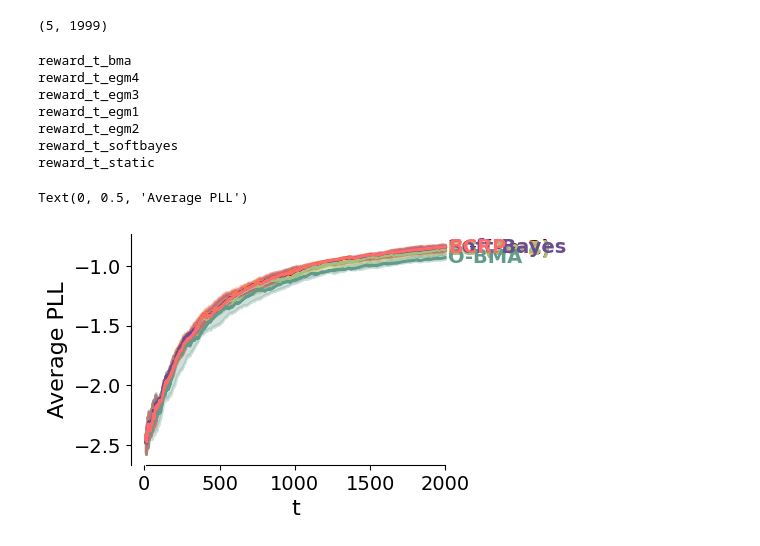
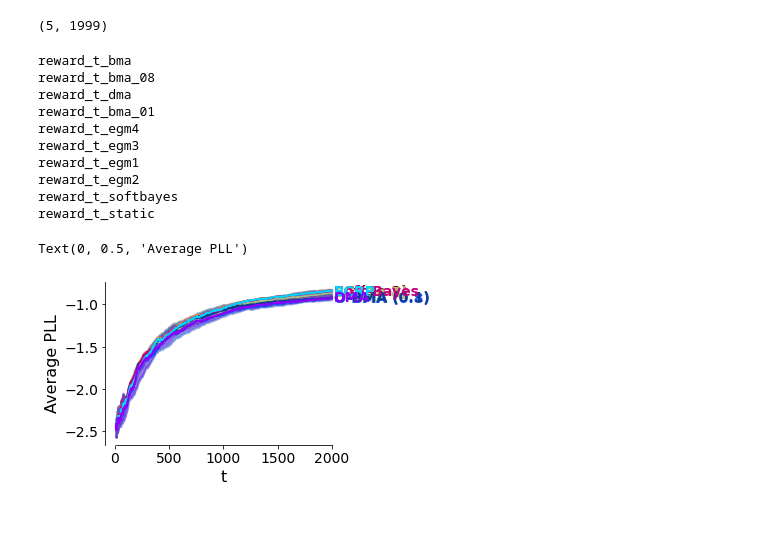
Before and after one commit to DanWaxman/OnlineBayesianStacking, a Jupyter notebook: OnlineVIExperiment/results.ipynb, the cells around one changed output. Cells and saved outputs as stored; diff of their text form; code cells hidden in the pictures; blank space fills up the shorter version.

```diff
--- a/OnlineVIExperiment/results.ipynb
+++ b/OnlineVIExperiment/results.ipynb
@@ -6,6 +6,7 @@ from pathlib import Path
 # %%
 import jax
 jax.config.update('jax_platform_name', 'cpu')
+jax.config.update("jax_platforms", 'cpu')
 import jax.numpy as jnp
 # %%
 # Load the MNIST results
@@ -429,7 +437,7 @@ logws_softbayes.shape, log_ws_eg.shape
 # %% [output]
 ((5, 1999, 4), (5, 1999, 4))
 # %%
-colors = ["#FE7F2D", "#780116","#FCCA46",  "#A1C181", "#619B8A"]
+colors = ["#FE7F2D", "#780116","#FCCA46",  "#A1C181", "#619B8A", "#1D4EFC", "#0B3D91", "#C1007E", "#00D4FF", "#8C00FF"]
 SIZE_DEFAULT = 14
 SIZE_LARGE = 16
 plt.rc("font", weight="normal")
@@ -1152,7 +1224,7 @@ print(reward_t_egm1.shape)
 # %% [output]
 (5, 1999)
 # %%
-colors = ["#FE7F2D", "#780116", "#FCCA46", "#A1C181", "#619B8A", "#6A4C93", "#FF6B6B"]
+colors = ["#FE7F2D", "#780116","#FCCA46",  "#A1C181", "#619B8A", "#1D4EFC", "#0B3D91", "#C1007E", "#00D4FF", "#8C00FF"]
 SIZE_DEFAULT = 14
 SIZE_LARGE = 16
 plt.rc("font", weight="normal")
@@ -1233,8 +1305,11 @@ values = {
     'reward_t_egm3': np.median(reward_t_egm3, axis=0)[-1],
     'reward_t_egm4': np.median(reward_t_egm4, axis=0)[-1],
     'reward_t_bma': np.median(reward_t_bma, axis=0)[-1],
+    'reward_t_bma_08': np.median(reward_t_bma_08, axis=0)[-1],
+    'reward_t_bma_01': np.median(reward_t_bma_01, axis=0)[-1],
     'reward_t_static': np.median(reward_t_static, axis=0)[-1],
-    'reward_t_softbayes': np.median(reward_t_softbayes, axis=0)[-1]
+    'reward_t_softbayes': np.median(reward_t_softbayes, axis=0)[-1],
+    'reward_t_dma': np.median(reward_t_dma, axis=0)[-1],
 }
 
 # Sort by value and print variable names in order
@@ -1243,6 +1318,9 @@ for var_name, _ in sorted_vars:
     print(var_name)
 # %% [output]
 reward_t_bma
+reward_t_bma_08
+reward_t_dma
+reward_t_bma_01
 reward_t_egm4
 reward_t_egm3
 reward_t_egm1
@@ -1250,15 +1328,15 @@ reward_t_egm2
 reward_t_softbayes
 reward_t_static
 # %%
-labels = ["EG (1e-1)", 'EG (1e-2)', 'EG (1e-3)', 'EG (1e-4)', 'O-BMA', 'Soft-Bayes','BCRP',]
+labels = ["EG (1e-1)", 'EG (1e-2)', 'EG (1e-3)', 'EG (1e-4)', 'O-BMA', "O-BMA (0.8)", "O-BMA (0.1)", 'Soft-Bayes','BCRP', 'DMA']
 fig, ax = plt.subplots(1, 1, figsize=(4.25, 3))
-make_plot(np.arange(10, N), [reward_t_egm1[:,10:], reward_t_egm2[:, 10:],  reward_t_egm3[:,10:], reward_t_egm4[:,10:],reward_t_bma[:,10:], reward_t_softbayes[:,10:],reward_t_static[:,10:],],
-          labels, colors[:7], ax,)# offsets=[-0.025, -0.4, -0.1, 0.08, 0.2,])  # [-0.082, 0.059, 0.001, -0.049]
+make_plot(np.arange(10, N), [reward_t_egm1[:,10:], reward_t_egm2[:, 10:],  reward_t_egm3[:,10:], reward_t_egm4[:,10:],reward_t_bma[:,10:], reward_t_bma_08[:,10:], reward_t_bma_01[:,10:], reward_t_softbayes[:,10:],reward_t_static[:,10:],reward_t_dma[:,10:]],
+          labels, colors, ax,)# offsets=[-0.025, -0.4, -0.1, 0.08, 0.2,])  # [-0.082, 0.059, 0.001, -0.049]
 plt.xlabel('t')
 plt.ylabel('Average PLL')
 
 # plt.savefig("BONG.pdf", bbox_inches="tight")
 # %% [output]
 Text(0, 0.5, 'Average PLL')
-[figure, old version]
+[figure, new version]
 # %%
```
Also changed, not shown: parts of 13 cells of this notebook, 8 other files.
